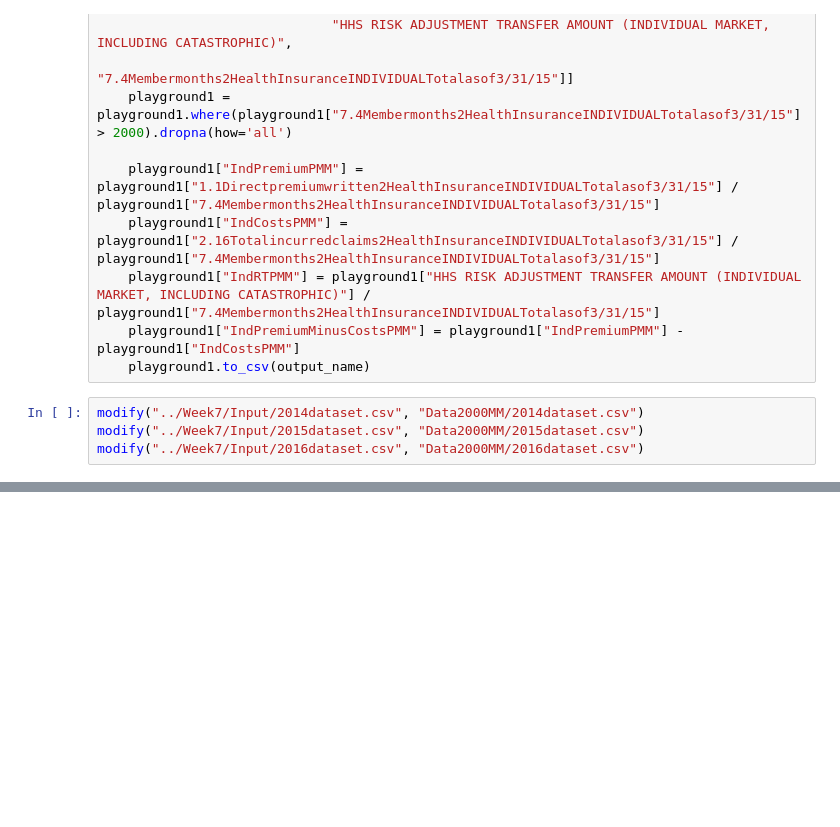
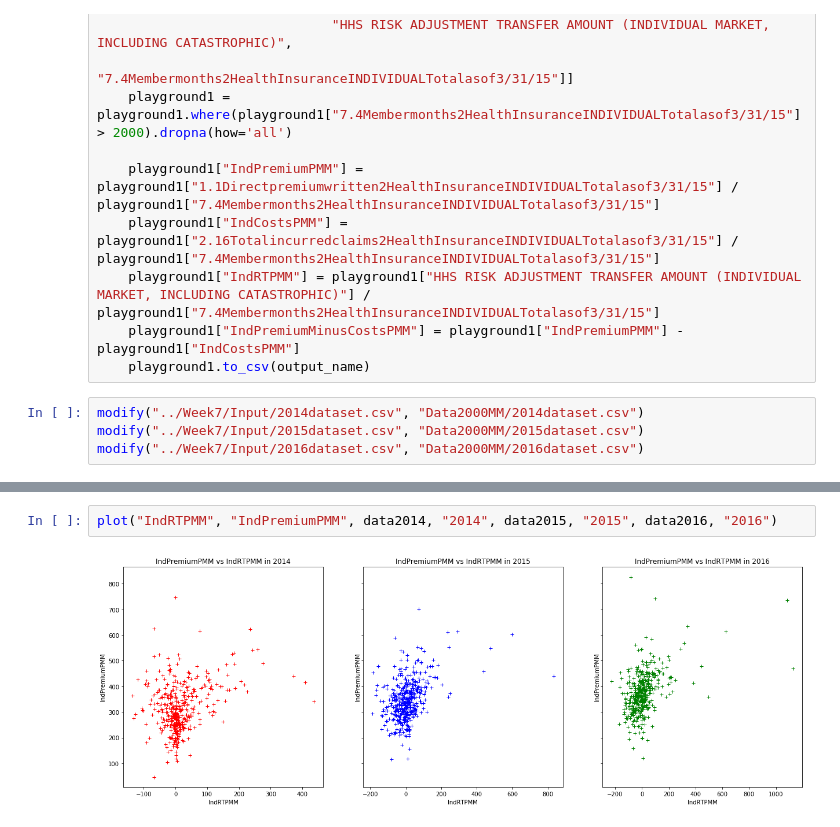
Before and after one commit to Aquaroyal72/risk-adjustment-model-2, a Jupyter notebook: Week8/RigorousStatsCalculator-Normal.ipynb, the cells around one changed output, grey strips where cells are left out. Cells and saved outputs as stored; diff of their text form; blank space fills up the shorter version.

```diff
--- a/Week8/RigorousStatsCalculator-Normal.ipynb
+++ b/Week8/RigorousStatsCalculator-Normal.ipynb
@@ -24,0 +58,4 @@ modify("../Week7/Input/2016dataset.csv", "Data2000MM/2016dataset.csv")
+# %%
+plot("IndRTPMM", "IndPremiumPMM", data2014, "2014", data2015, "2015", data2016, "2016")
+# %% [output]
+[figure, added]
```
Also changed, not shown: parts of 5 cells of this notebook, 7 other files.
